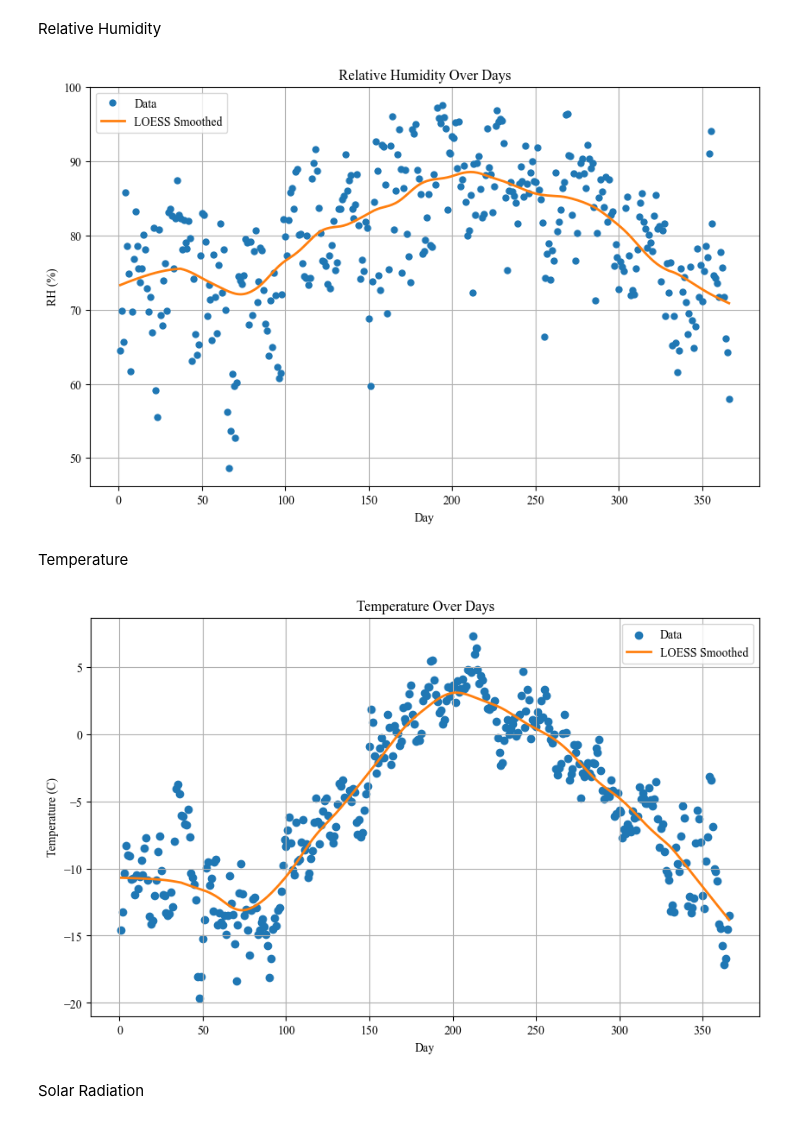
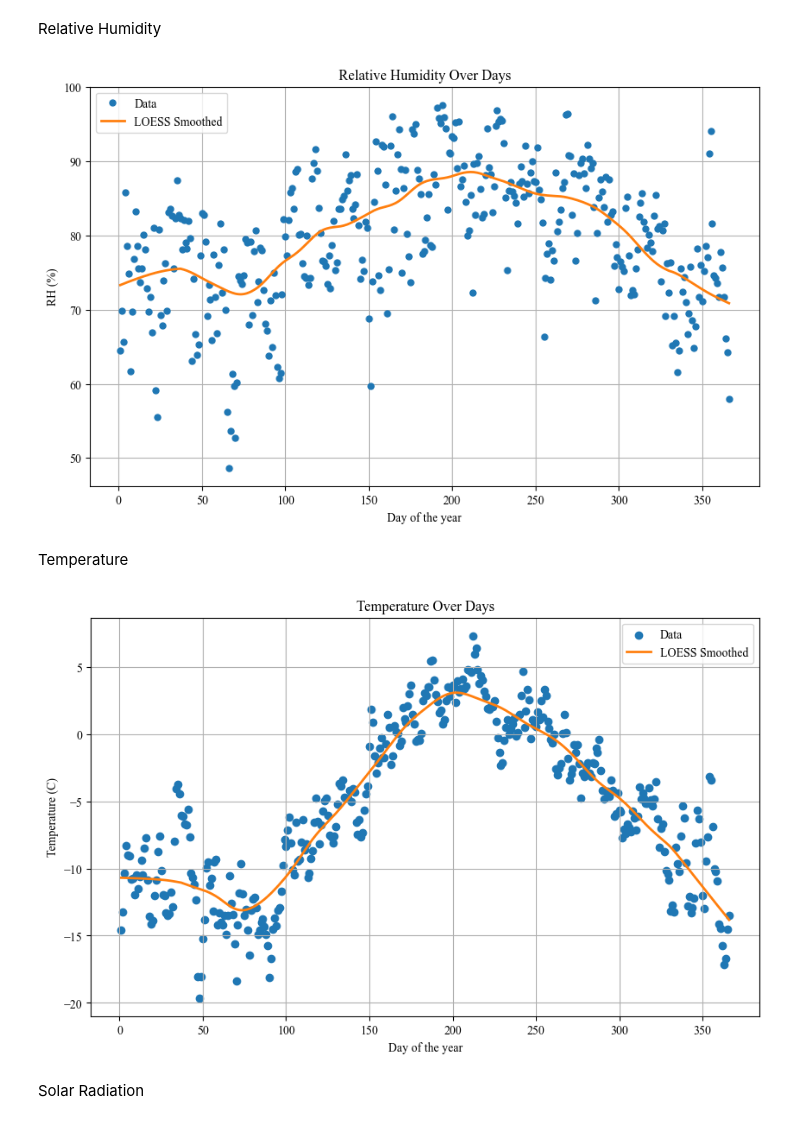
Before and after one commit to Malsory/NPF_project_arctic, a Jupyter notebook: NPF_project_arctic/in_progress/parameters_timeseries_plotter.ipynb, the cells around one changed output. Saved outputs shown, nothing was run; the diff lists cells and outputs as text; code cells hidden in the pictures.

```diff
--- a/NPF_project_arctic/in_progress/parameters_timeseries_plotter.ipynb
+++ b/NPF_project_arctic/in_progress/parameters_timeseries_plotter.ipynb
@@ -85,26 +85,26 @@ Relative Humidity
 # %%
 grouped_data = df.groupby('day')['RH'].mean()
 plt.figure(figsize=(10, 6))
 plt.rcParams['font.family'] = 'Times New Roman'
 
 # Smooth the data using LOESS
 smoothed = lowess(grouped_data.values, grouped_data.index, frac=0.2)
 
 plt.plot(grouped_data.index, grouped_data.values, marker='o', color='tab:blue', linestyle='', markersize=5, label='Data')
 plt.plot(smoothed[:,0], smoothed[:,1], color='tab:orange', linewidth=2, label='LOESS Smoothed')
 
 plt.title('Relative Humidity Over Days')
-plt.xlabel('Day')
+plt.xlabel('Day of the year')
 plt.ylabel('RH (%)')
 plt.xticks(rotation=0)
 plt.grid(True)
 plt.legend()
 
 plt.savefig('C:\\Users\\Masloriy\\Desktop\\NPF_project_arctic\\NPF_project_arctic\\png\\RH_day_smooth.png', dpi=300)
 plt.show()
 plt.show()
 # %% [output]
-[figure, old version]
+[figure, new version]
 # %% [markdown]
 Temperature
 # %%
@@ -122,7 +122,7 @@ smoothed = lowess(grouped_data.values, grouped_data.index, frac=0.2)
 plt.plot(smoothed[:,0], smoothed[:,1], color='tab:orange', linewidth=2, label='LOESS Smoothed')
 
 plt.title('Temperature Over Days')
-plt.xlabel('Day')
+plt.xlabel('Day of the year')
 plt.ylabel('Temperature (C)')
 plt.xticks(rotation=0)
 plt.legend()
@@ -131,7 +131,7 @@ plt.grid(True)
 plt.savefig('C:\\Users\\Masloriy\\Desktop\\NPF_project_arctic\\NPF_project_arctic\\png\\T_day_smooth.png', dpi=300)
 plt.show()
 # %% [output]
-[figure, old version]
+[figure, new version]
 # %% [markdown]
 Solar Radiation
 # %%
```
Also changed, not shown: parts of 2 cells of this notebook, 5 other files.
